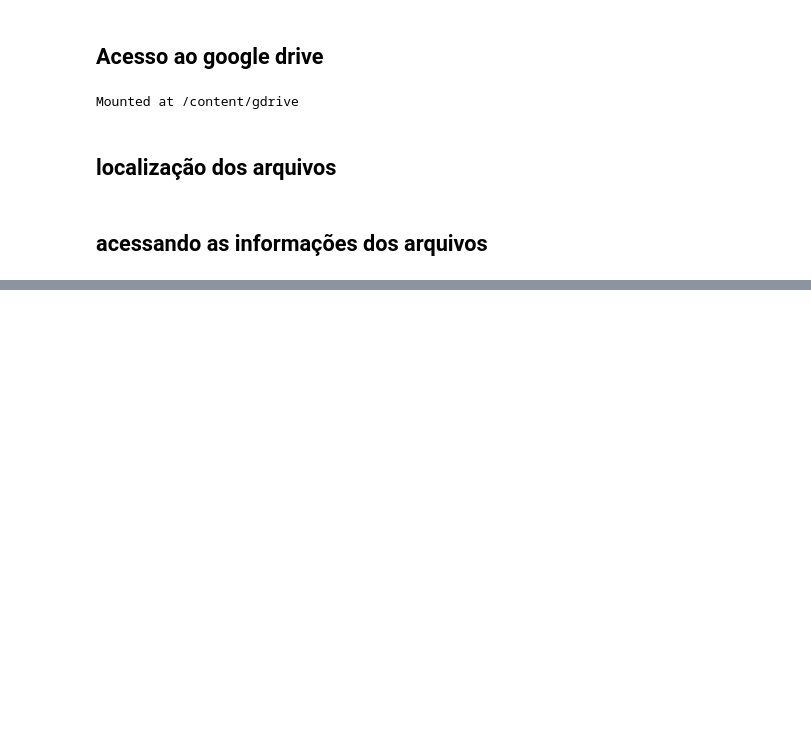
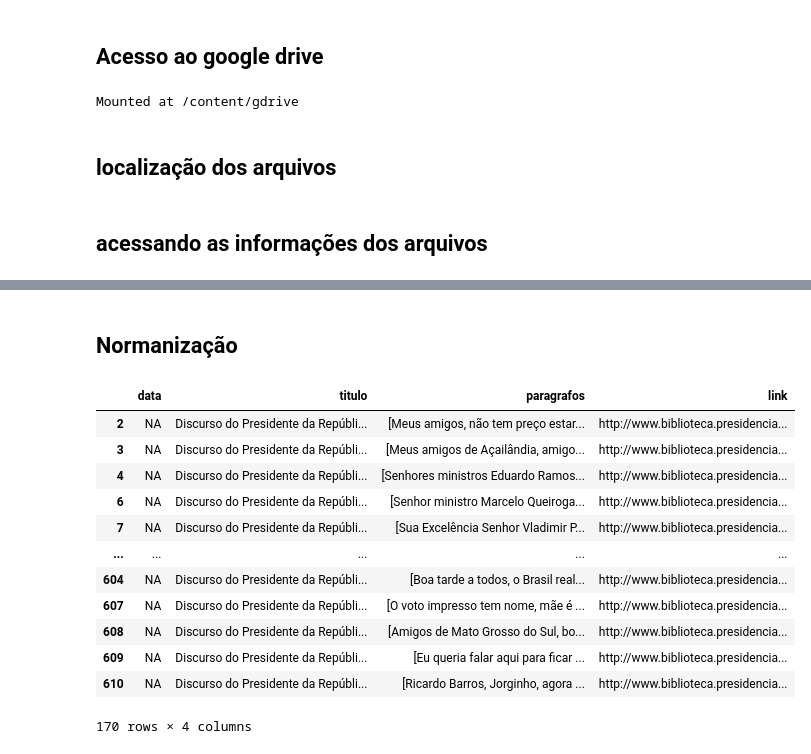
Before and after one commit to juborduchi/fundamentos, a Jupyter notebook: notebooks/analise_dados_01.ipynb, the cells around one changed output, grey strips where cells are left out. Saved outputs shown, nothing was run; the diff lists cells and outputs as text; code cells hidden in the pictures; blank space fills up the shorter version.

```diff
--- a/notebooks/analise_dados_01.ipynb
+++ b/notebooks/analise_dados_01.ipynb
@@ -34,0 +64,19 @@ df.shape
+# %% [markdown]
+## Normanização
+# %%
+discursos_sem_data = df_customizado[df_customizado["data"] == "NA"]
+discursos_sem_data
+# %% [output]
+|  | data | titulo | paragrafos | link |
+| 2 | NA | Discurso do Presidente da Repúbli... | [Meus amigos, não tem preço estar... | http://www.biblioteca.presidencia... |
+| 3 | NA | Discurso do Presidente da Repúbli... | [Meus amigos de Açailândia, amigo... | http://www.biblioteca.presidencia... |
+| 4 | NA | Discurso do Presidente da Repúbli... | [Senhores ministros Eduardo Ramos... | http://www.biblioteca.presidencia... |
+| 6 | NA | Discurso do Presidente da Repúbli... | [Senhor ministro Marcelo Queiroga... | http://www.biblioteca.presidencia... |
+| 7 | NA | Discurso do Presidente da Repúbli... | [Sua Excelência Senhor Vladimir P... | http://www.biblioteca.presidencia... |
+| ... | ... | ... | ... | ... |
+| 604 | NA | Discurso do Presidente da Repúbli... | [Boa tarde a todos, o Brasil real... | http://www.biblioteca.presidencia... |
+| 607 | NA | Discurso do Presidente da Repúbli... | [O voto impresso tem nome, mãe é ... | http://www.biblioteca.presidencia... |
+| 608 | NA | Discurso do Presidente da Repúbli... | [Amigos de Mato Grosso do Sul, bo... | http://www.biblioteca.presidencia... |
+| 609 | NA | Discurso do Presidente da Repúbli... | [Eu queria falar aqui para ficar ... | http://www.biblioteca.presidencia... |
+| 610 | NA | Discurso do Presidente da Repúbli... | [Ricardo Barros, Jorginho, agora ... | http://www.biblioteca.presidencia... |
+170 rows × 4 columns
```
Also changed, not shown: parts of 13 cells of this notebook.
